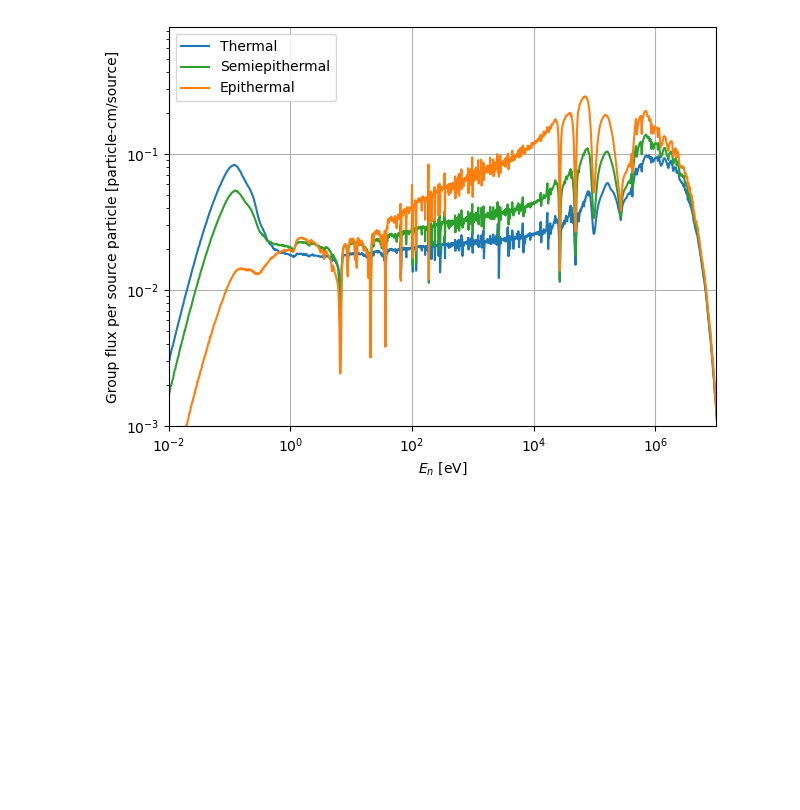
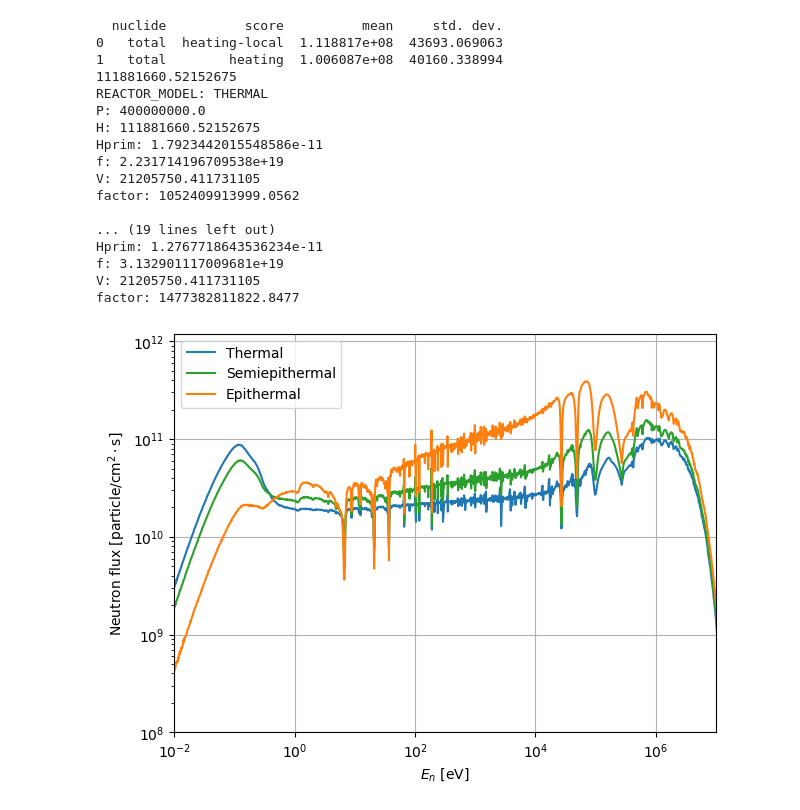
Before and after one commit to Kladdy/master-project, a Jupyter notebook: analysis/runs/R20/plotting/plot_flux.ipynb, the cells around one changed output. Saved outputs shown, nothing was run; the diff lists cells and outputs as text; code cells hidden in the pictures; blank space fills up the shorter version.

```diff
--- a/analysis/runs/R20/plotting/plot_flux.ipynb
+++ b/analysis/runs/R20/plotting/plot_flux.ipynb
@@ -6,6 +6,10 @@ import sys
 TOOLS_PATH = f"{os.getenv('MASTER_PROJECT_ROOT_FOLDER')}/logistics"
 sys.path.insert(0, TOOLS_PATH)
 from tools import run_tools, nuclear_data_tools, model_tools
+import numpy as np
+
+# Normalization to powe
+P = 400 * 1e6 # W
 
 results_idx = {
     model_tools.THERMAL_REACTOR: 1,
@@ -17,7 +21,7 @@ colors = ["tab:blue", "tab:orange", "tab:green"]
 
 plt.figure(1)
 
-folder_filename = lambda run_id: f"../results/RUNDATA_R18_{run_id}"
+folder_filename = lambda run_id: f"../results/RUNDATA_R20_{run_id}"
 
 for REACTOR_MODEL, i in results_idx.items():
     run_settings = run_tools.load_run_settings_json(folder_filename(i))
@@ -27,7 +31,7 @@ for REACTOR_MODEL, i in results_idx.items():
     assert run_settings["reactor_model"] == REACTOR_MODEL
 
     statepoint_number = run_settings["active_batch_count"] + run_settings["inactive_batch_count"]
-    sp = openmc.StatePoint(f"../results/RUNDATA_R18_{i}/statepoint.{statepoint_number}.h5")
+    sp = openmc.StatePoint(f"../results/RUNDATA_R20_{i}/statepoint.{statepoint_number}.h5")
 
     # print(sp.tallies)
 
@@ -39,34 +43,75 @@ for REACTOR_MODEL, i in results_idx.items():
 
     energy=(tallydf1flux['energy low [eV]']+tallydf1flux['energy high [eV]'])/2
 
+    # Tally 4
+    tallydf4=sp.tallies[4].get_pandas_dataframe()
+    print(tallydf4.head())
+    # Get normalization:
+    heating_local = tallydf4[tallydf4['score']=='heating-local']["mean"][0]
+    print(heating_local)
+    H = heating_local # eV/source
+    Hprim = 1.602e-19 * H; # J/ev
+    f = P / Hprim; # source/s
+    V = 150**2 * np.pi *300; # cm^3
+    factor = f/V # (source/s) / (cm^3)
+
+    print(f"REACTOR_MODEL: {REACTOR_MODEL}")
+    print(f"P: {P}")
+    print(f"H: {H}")
+    print(f"Hprim: {Hprim}")
+    print(f"f: {f}")
+    print(f"V: {V}")
+    print(f"factor: {factor}")
+    print("")
+
+
+
+
     plt.figure(1)
     # factor = 21205750.411731105
-    plt.loglog(energy,tallydf1flux['mean'], label=REACTOR_MODEL.capitalize(), color=color)
+    plt.loglog(energy,tallydf1flux['mean']*factor, label=REACTOR_MODEL.capitalize(), color=color)
 
 
 
 
     # deltaE=(tallydf1flux['energy high [eV]']-tallydf1flux['energy low [eV]'])
     # plt.figure(2)
     # plt.loglog(energy,tallydf1flux['mean']/deltaE,lw=2, label=labels[i])
 
 
 
 plt.figure(1)
 plt.xlabel('$E_n$ [eV]')
-plt.ylabel('Group flux per source particle [particle-cm/source]')
+plt.ylabel('Neutron flux [particle/cm$^2\cdot$s]')
 plt.legend()
 plt.xlim(1e-2, 1e7)
-plt.ylim(bottom=1e-3)
+plt.ylim(bottom=1e8)
 plt.grid()
 plt.tight_layout()
 plt.savefig("group_plux_per_source_particle.pdf")
 
 
 # plt.figure(2)
 # plt.ylabel('Spectrum per source particle (1/eV)')
 # plt.xlabel('Energy (eV)')
 # plt.legend()
 # plt.savefig("spectrum_per_source_particle.pdf")
 # %% [output]
+  nuclide          score          mean     std. dev.
+0   total  heating-local  1.118817e+08  43693.069063
+1   total        heating  1.006087e+08  40160.338994
+111881660.52152675
+REACTOR_MODEL: THERMAL
+P: 400000000.0
+H: 111881660.52152675
+Hprim: 1.7923442015548586e-11
+f: 2.231714196709538e+19
+V: 21205750.411731105
+factor: 1052409913999.0562
+
+... (19 lines left out)
+Hprim: 1.2767718643536234e-11
+f: 3.132901117009681e+19
+V: 21205750.411731105
+factor: 1477382811822.8477
-[figure, old version]
+[figure, new version]
```
Also changed, not shown: 1 other file.
